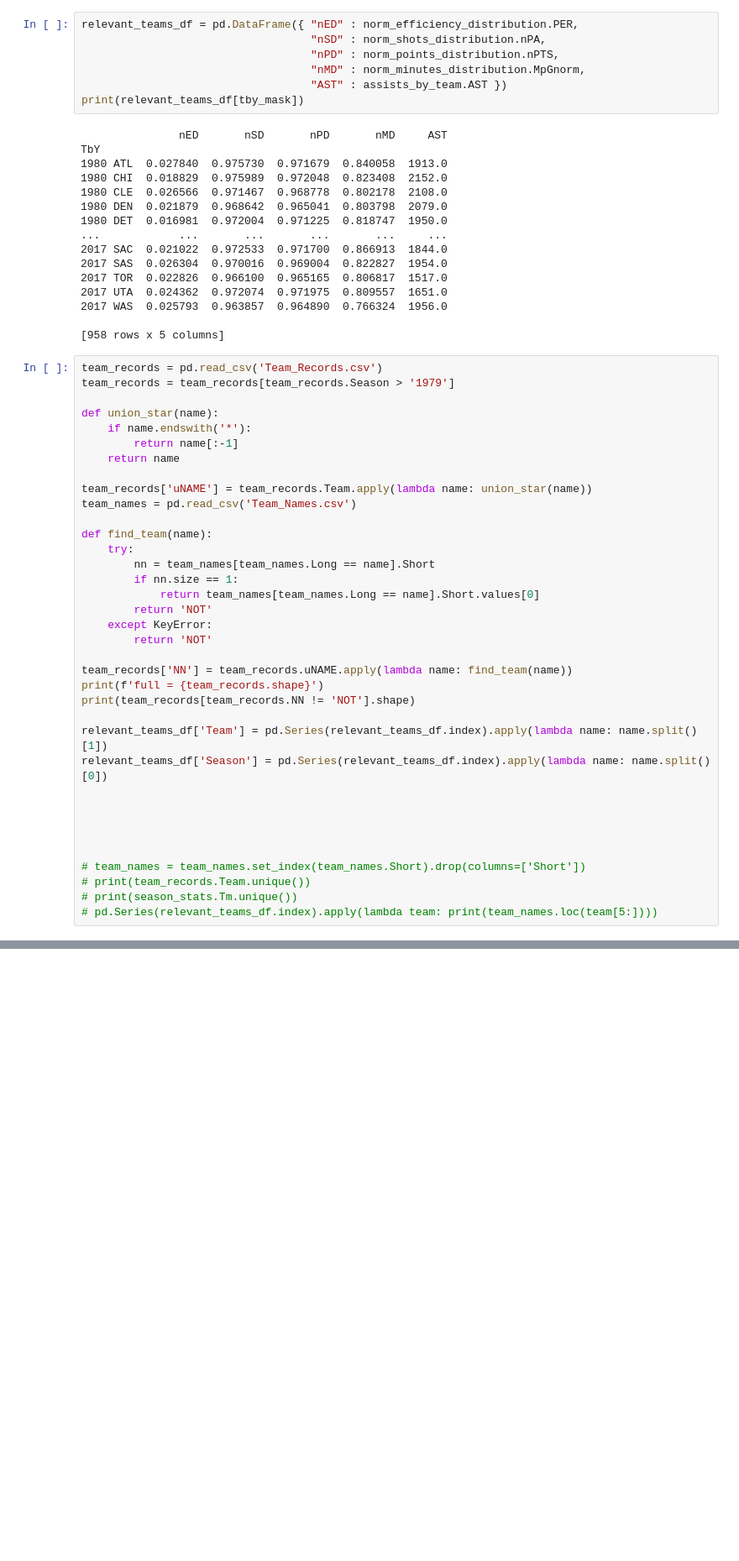
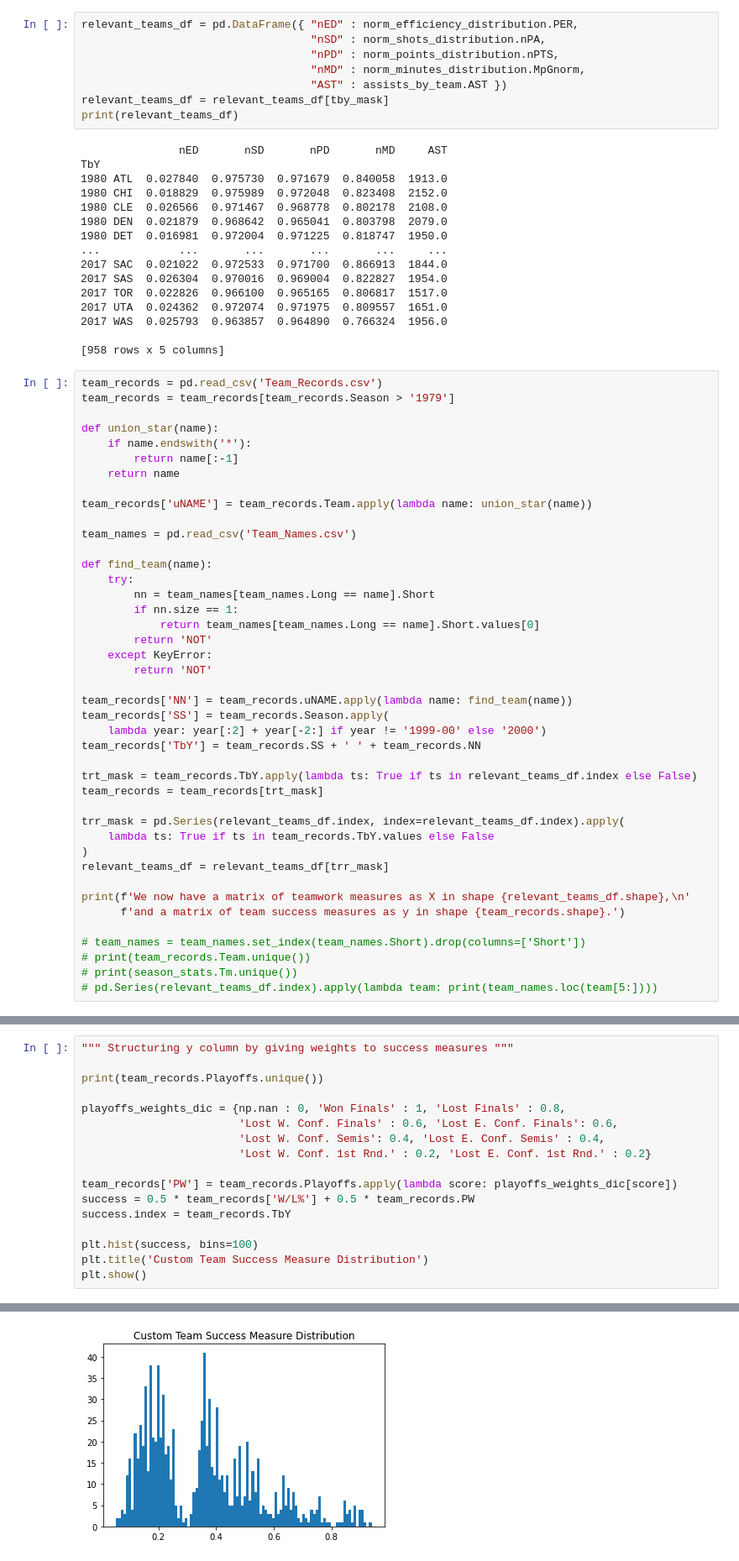
Before and after one commit to canudi/BD_final_project, a Jupyter notebook: final.ipynb, the cells around one changed output, grey strips where cells are left out. Shown at 84% size. Drawn from its saved outputs; the diff is of its cells as text; blank space fills up the shorter version.

Commit message:
X matrix and y column are ready to roll

```diff
--- a/final.ipynb
+++ b/final.ipynb
@@ -134,7 +134,8 @@ relevant_teams_df = pd.DataFrame({ "nED" : norm_efficiency_distribution.PER,
                                    "nPD" : norm_points_distribution.nPTS,
                                    "nMD" : norm_minutes_distribution.MpGnorm,
                                    "AST" : assists_by_team.AST })
-print(relevant_teams_df[tby_mask])
+relevant_teams_df = relevant_teams_df[tby_mask]
+print(relevant_teams_df)
 # %% [output]
                nED       nSD       nPD       nMD     AST
 TbY
@@ -161,6 +162,7 @@ def union_star(name):
     return name
 
 team_records['uNAME'] = team_records.Team.apply(lambda name: union_star(name))
+
 team_names = pd.read_csv('Team_Names.csv')
 
 def find_team(name):
@@ -173,15 +175,20 @@ def find_team(name):
         return 'NOT'
 
 team_records['NN'] = team_records.uNAME.apply(lambda name: find_team(name))
-print(f'full = {team_records.shape}')
-print(team_records[team_records.NN != 'NOT'].shape)
+team_records['SS'] = team_records.Season.apply(
+    lambda year: year[:2] + year[-2:] if year != '1999-00' else '2000')
+team_records['TbY'] = team_records.SS + ' ' + team_records.NN
 
-relevant_teams_df['Team'] = pd.Series(relevant_teams_df.index).apply(lambda name: name.split()[1])
-relevant_teams_df['Season'] = pd.Series(relevant_teams_df.index).apply(lambda name: name.split()[0])
+trt_mask = team_records.TbY.apply(lambda ts: True if ts in relevant_teams_df.index else False)
+team_records = team_records[trt_mask]
 
+trr_mask = pd.Series(relevant_teams_df.index, index=relevant_teams_df.index).apply(
+    lambda ts: True if ts in team_records.TbY.values else False
+)
+relevant_teams_df = relevant_teams_df[trr_mask]
 
-
-
+print(f'We now have a matrix of teamwork measures as X in shape {relevant_teams_df.shape},\n'
+      f'and a matrix of team success measures as y in shape {team_records.shape}.')
 
 # team_names = team_names.set_index(team_names.Short).drop(columns=['Short'])
 # print(team_records.Team.unique())
@@ -192,0 +200,18 @@ full = (1074, 19)
+# %%
+""" Structuring y column by giving weights to success measures """
+
+print(team_records.Playoffs.unique())
+
+playoffs_weights_dic = {np.nan : 0, 'Won Finals' : 1, 'Lost Finals' : 0.8,
+                        'Lost W. Conf. Finals' : 0.6, 'Lost E. Conf. Finals': 0.6,
+                        'Lost W. Conf. Semis': 0.4, 'Lost E. Conf. Semis' : 0.4,
+                        'Lost W. Conf. 1st Rnd.' : 0.2, 'Lost E. Conf. 1st Rnd.' : 0.2}
+
+team_records['PW'] = team_records.Playoffs.apply(lambda score: playoffs_weights_dic[score])
+success = 0.5 * team_records['W/L%'] + 0.5 * team_records.PW
+success.index = team_records.TbY
+
+plt.hist(success, bins=100)
+plt.title('Custom Team Success Measure Distribution')
+plt.show()
+# %% [output]
@@ -192,0 +221 @@ full = (1074, 19)
+[figure, added]
```
Also changed, not shown: parts of 3 cells of this notebook.
